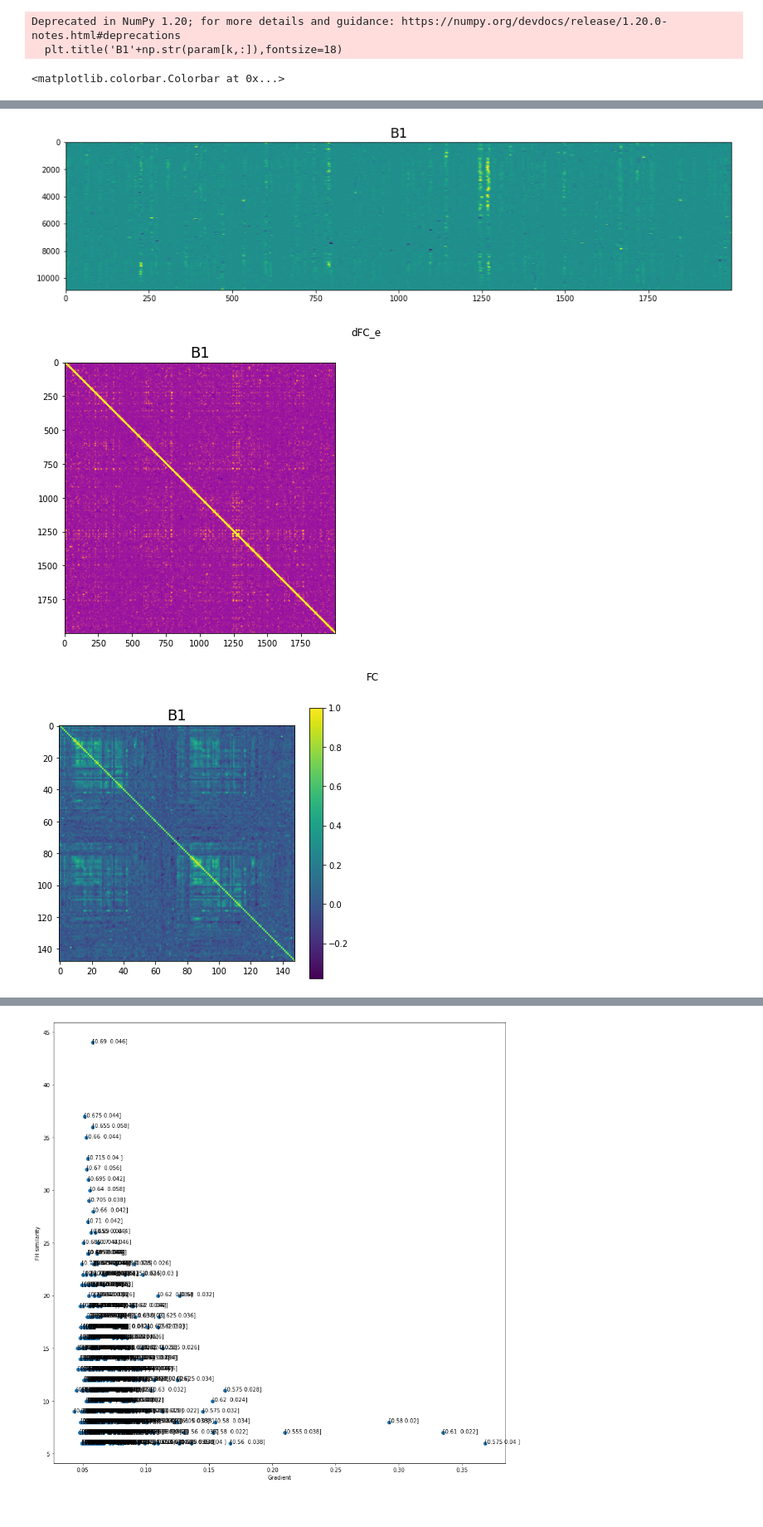
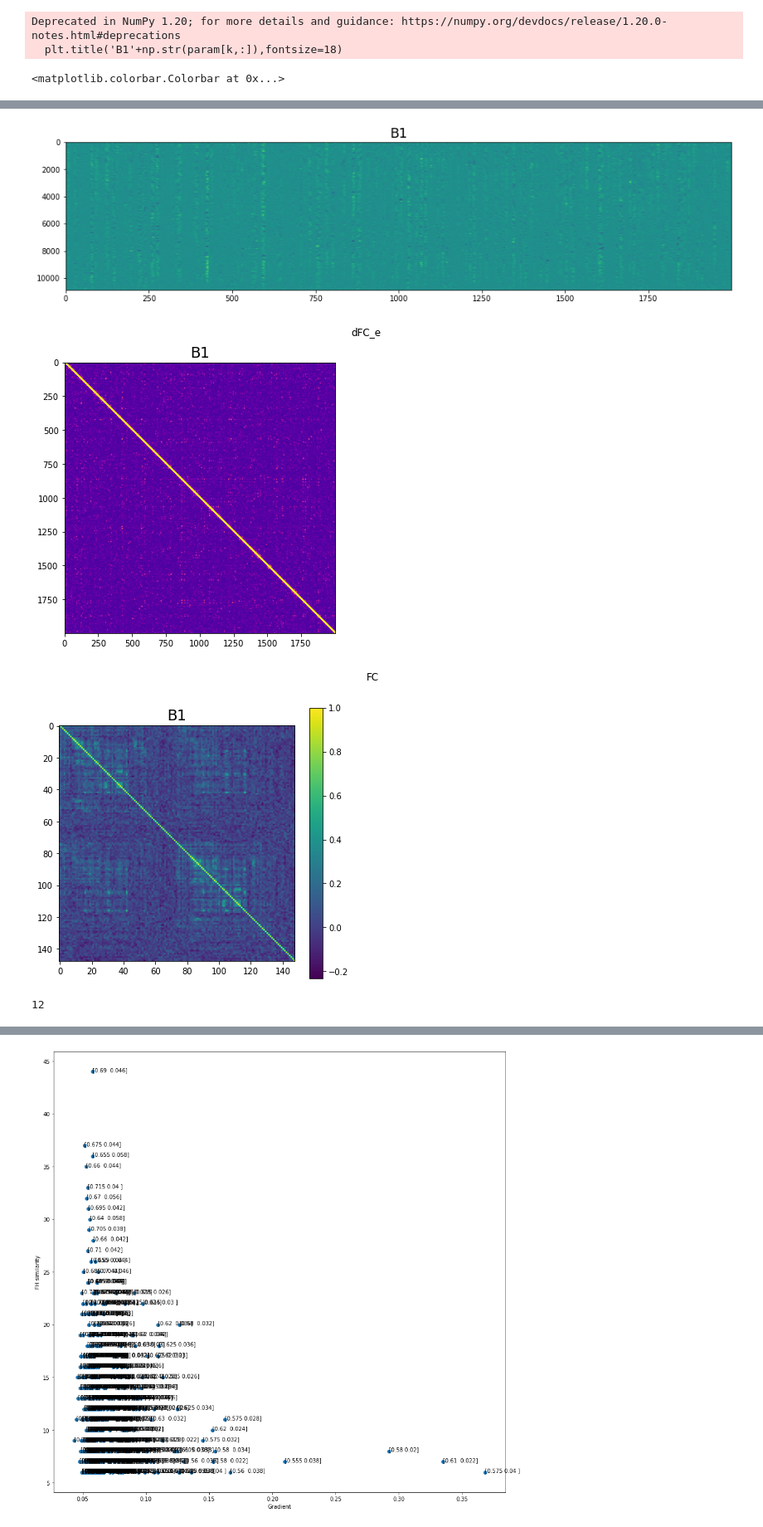
Before and after one commit to etienneguevel/etienne, a Jupyter notebook: notebooks/Study_simulations-Copy1.ipynb, the cells around one changed output, grey strips where cells are left out. Shown at 83% size. Cells and saved outputs as stored; diff of their text form; code cells hidden in the pictures.

```diff
--- a/notebooks/Study_simulations-Copy1.ipynb
+++ b/notebooks/Study_simulations-Copy1.ipynb
@@ -124,6 +130,6 @@ ax=sns.heatmap(paramset.T,cmap='cividis',linewidths=.8,xticklabels=G_LIST,ytickl
 # %%
-G=0.63
-N=0.024
+G=0.625
+N=0.04
 k=(np.where((param[:,0]==G)&(param[:,1]==N)))[0][0]
 B1=B[:,:,k]
 plt.figure(figsize=(20,12))
@@ -158,3 +164,3 @@ Deprecated in NumPy 1.20; for more details and guidance: https://numpy.org/devdo
-[figure, old version]
+[figure, new version]
-[figure, old version]
+[figure, new version]
-[figure, old version]
+[figure, new version]
@@ -160,0 +254,4 @@ Deprecated in NumPy 1.20; for more details and guidance: https://numpy.org/devdo
+# %%
+len(Modules['Ventral midbrain'])
+# %% [output]
+12
```
Also changed, not shown: parts of 10 cells of this notebook, 2 other files.
